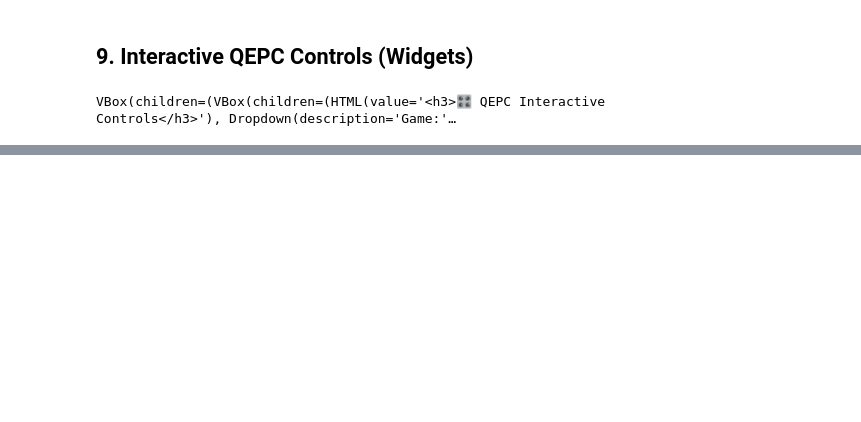
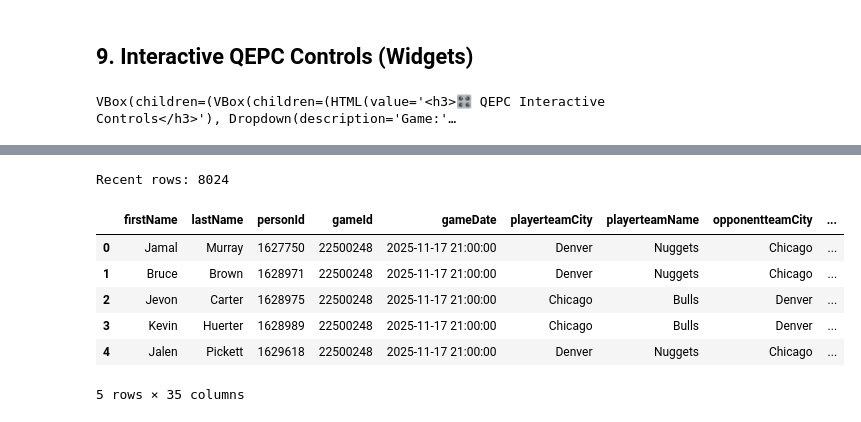
Before and after one commit to wjdorsey/qepc_project, a Jupyter notebook: notebooks/qepc_sandbox.ipynb, the cells around one changed output, grey strips where cells are left out. Saved outputs shown, nothing was run; the diff lists cells and outputs as text; code cells hidden in the pictures; blank space fills up the shorter version.

```diff
--- a/notebooks/qepc_sandbox.ipynb
+++ b/notebooks/qepc_sandbox.ipynb
@@ -420,0 +479,29 @@ VBox(children=(VBox(children=(HTML(value='<h3>🎛 QEPC Interactive Controls</h3
+# %%
+# --- 10.2 Filter to recent games (e.g. 2024-25 & 2025-26) ---
+
+import pandas as pd
+
+# Cutoff date (no timezone)
+cutoff_date = pd.Timestamp("2024-10-01")
+
+# 1) Convert gameDate to datetime, force into UTC, then drop timezone to make it tz-naive
+player_stats["gameDate"] = pd.to_datetime(
+    player_stats["gameDate"],
+    errors="coerce",
+    utc=True          # make everything timezone-aware in UTC
+).dt.tz_localize(None)  # then strip timezone info → plain datetime
+
+# 2) Now comparison is tz-naive vs tz-naive → valid
+ps_recent = player_stats[player_stats["gameDate"] >= cutoff_date].copy()
+
+print("Recent rows:", len(ps_recent))
+ps_recent.head()
+# %% [output]
+Recent rows: 8024
+|  | firstName | lastName | personId | gameId | gameDate | playerteamCity | playerteamName | opponentteamCity | ... |
+| 0 | Jamal | Murray | 1627750 | 22500248 | 2025-11-17 21:00:00 | Denver | Nuggets | Chicago | ... |
+| 1 | Bruce | Brown | 1628971 | 22500248 | 2025-11-17 21:00:00 | Denver | Nuggets | Chicago | ... |
+| 2 | Jevon | Carter | 1628975 | 22500248 | 2025-11-17 21:00:00 | Chicago | Bulls | Denver | ... |
+| 3 | Kevin | Huerter | 1628989 | 22500248 | 2025-11-17 21:00:00 | Chicago | Bulls | Denver | ... |
+| 4 | Jalen | Pickett | 1629618 | 22500248 | 2025-11-17 21:00:00 | Denver | Nuggets | Chicago | ... |
+5 rows × 35 columns
```
Also changed, not shown: parts of 6 cells of this notebook.
